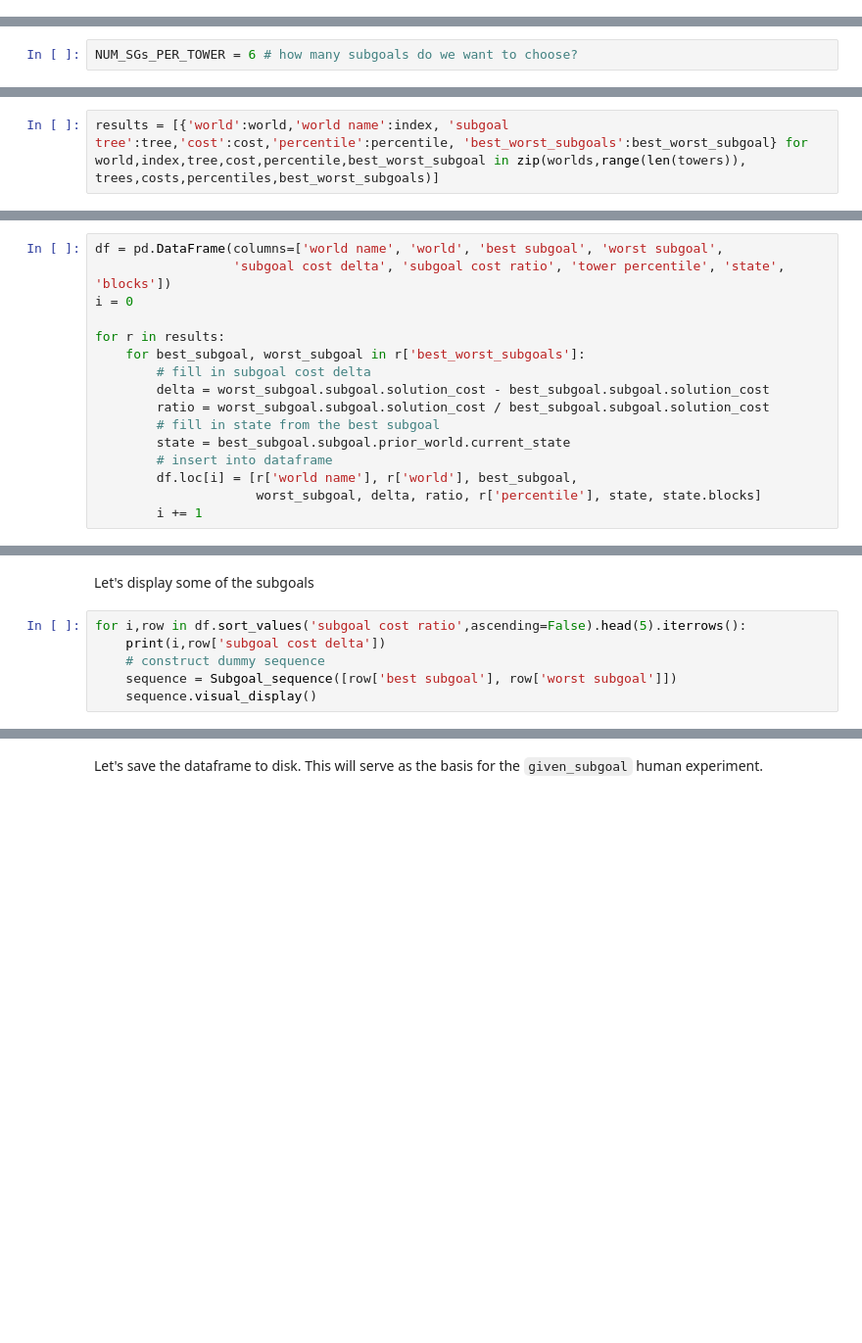
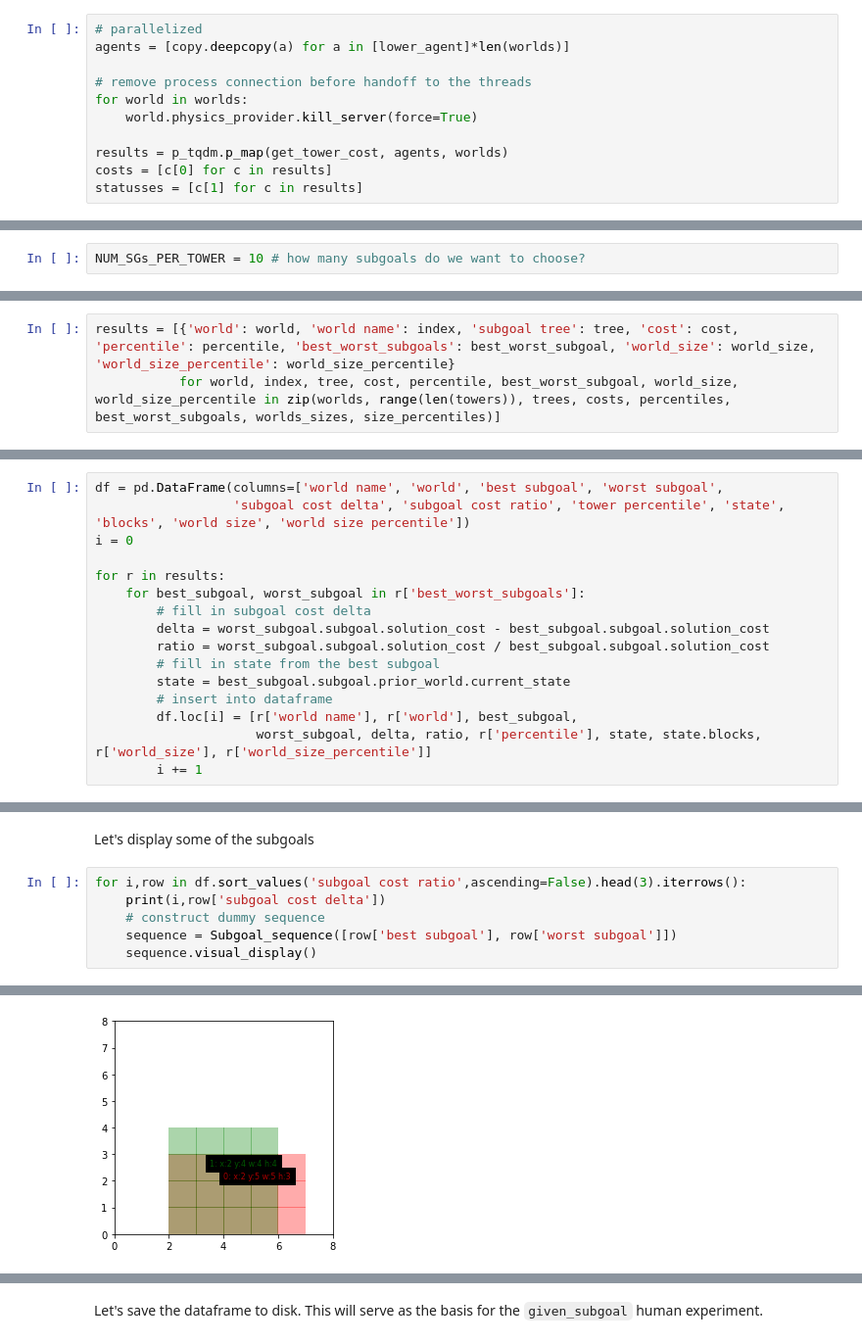
Before and after one commit to cogtoolslab/projection_block_construction, a Jupyter notebook: stimuli/AB_choice_experiment_stim_generation.ipynb, the cells around one changed output, grey strips where cells are left out. Shown at 98% size. Cells and saved outputs as stored; diff of their text form; blank space fills up the shorter version.

```diff
--- a/stimuli/AB_choice_experiment_stim_generation.ipynb
+++ b/stimuli/AB_choice_experiment_stim_generation.ipynb
@@ -137,3 +145,14 @@ costs = [np.nan] *  len(worlds)
+# %%
+# parallelized
+agents = [copy.deepcopy(a) for a in [lower_agent]*len(worlds)]
+
+# remove process connection before handoff to the threads
+for world in worlds:
+    world.physics_provider.kill_server(force=True)
+
+results = p_tqdm.p_map(get_tower_cost, agents, worlds)
+costs = [c[0] for c in results]
+statusses = [c[1] for c in results]
 # %% [markdown]
 Split the basic costs into three percentiles: easy, medium, hard.
 # %%
@@ -192,18 +211,19 @@ trees = p_tqdm.p_map(get_subgoal_tree_from_tower, agents, worlds)
 ### Select most divergent subgoals
 For each tower, select n state/subgoal combinations that are maximally divergent.
 # %%
-NUM_SGs_PER_TOWER = 6 # how many subgoals do we want to choose?
+NUM_SGs_PER_TOWER = 10 # how many subgoals do we want to choose?
 # %%
 best_worst_subgoals = []
 for tree in trees:
     best_worst_subgoals.append(tree.get_most_divergent_matching_pairs_of_subgoals(NUM_SGs_PER_TOWER))
 # %%
-results = [{'world':world,'world name':index, 'subgoal tree':tree,'cost':cost,'percentile':percentile, 'best_worst_subgoals':best_worst_subgoal} for world,index,tree,cost,percentile,best_worst_subgoal in zip(worlds,range(len(towers)), trees,costs,percentiles,best_worst_subgoals)]
+results = [{'world': world, 'world name': index, 'subgoal tree': tree, 'cost': cost, 'percentile': percentile, 'best_worst_subgoals': best_worst_subgoal, 'world_size': world_size, 'world_size_percentile': world_size_percentile}
+           for world, index, tree, cost, percentile, best_worst_subgoal, world_size, world_size_percentile in zip(worlds, range(len(towers)), trees, costs, percentiles, best_worst_subgoals, worlds_sizes, size_percentiles)]
 # %% [markdown]
 Add into df
 # %%
 df = pd.DataFrame(columns=['world name', 'world', 'best subgoal', 'worst subgoal',
-                  'subgoal cost delta', 'subgoal cost ratio', 'tower percentile', 'state', 'blocks'])
+                  'subgoal cost delta', 'subgoal cost ratio', 'tower percentile', 'state', 'blocks', 'world size', 'world size percentile'])
 i = 0
 
 for r in results:
@@ -215,7 +235,7 @@ for r in results:
         state = best_subgoal.subgoal.prior_world.current_state
         # insert into dataframe
         df.loc[i] = [r['world name'], r['world'], best_subgoal,
-                     worst_subgoal, delta, ratio, r['percentile'], state, state.blocks]
+                     worst_subgoal, delta, ratio, r['percentile'], state, state.blocks, r['world_size'], r['world_size_percentile']]
         i += 1
 # %% [markdown]
 What is the distribution over the subgoal deltas?
@@ -226,8 +252,9 @@ df['subgoal cost ratio'].plot()
 # %% [markdown]
 Let's display some of the subgoals
 # %%
-for i,row in df.sort_values('subgoal cost ratio',ascending=False).head(5).iterrows():
+for i,row in df.sort_values('subgoal cost ratio',ascending=False).head(3).iterrows():
     print(i,row['subgoal cost delta'])
     # construct dummy sequence
     sequence = Subgoal_sequence([row['best subgoal'], row['worst subgoal']])
     sequence.visual_display()
+# %% [output]
@@ -233,0 +262 @@ for i,row in df.sort_values('subgoal cost ratio',ascending=False).head(5).iterro
+[figure, added]
```
Also changed, not shown: parts of 15 cells of this notebook, 1 other file.
